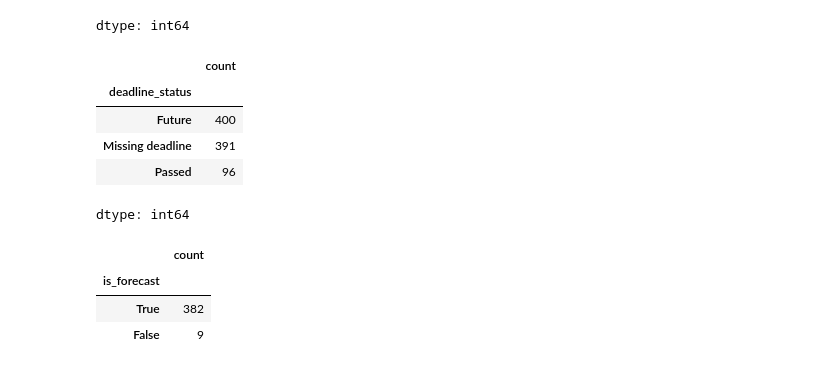
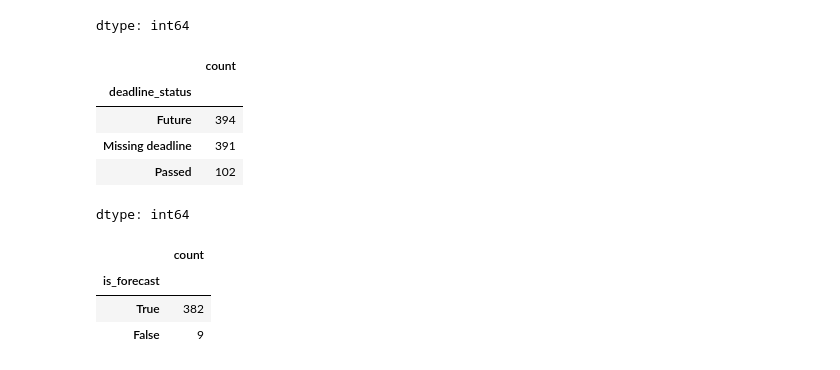
Before and after one commit to sheninyee/sdis-solvathon-2026-team-theSouperSolvers, a Jupyter notebook: solveathon.ipynb, the cells around one changed output. Cells and saved outputs as stored; diff of their text form; code cells hidden in the pictures.

```diff
--- a/solveathon.ipynb
+++ b/solveathon.ipynb
@@ -266,25 +266,25 @@ dtype: int64
 # %%
 # Convert close_date to datetime
 eligible["close_date"] = pd.to_datetime(
     eligible["close_date"],
     errors="coerce"
 )
-today = pd.Timestamp("2026-09-24")
+today = pd.Timestamp("2026-09-25")
 
 eligible["deadline_status"] = eligible["close_date"].apply(
     lambda x:
         "Missing deadline" if pd.isna(x)
         else "Future" if x >= today
         else "Passed"
 )
 
 eligible["deadline_status"].value_counts()
 # %% [output]
 |  | count |
 | deadline_status |  |
-| Future | 400 |
+| Future | 394 |
 | Missing deadline | 391 |
-| Passed | 96 |
+| Passed | 102 |
 dtype: int64
 # %%
 # Check how many grants have missing deadlines are forecast grants
```
Also changed, not shown: parts of 7 cells of this notebook.
